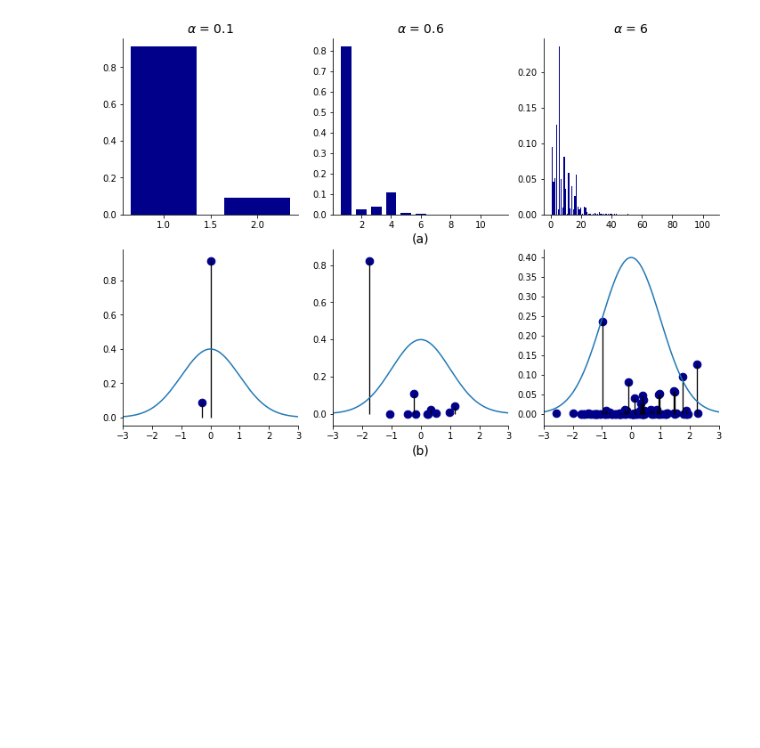
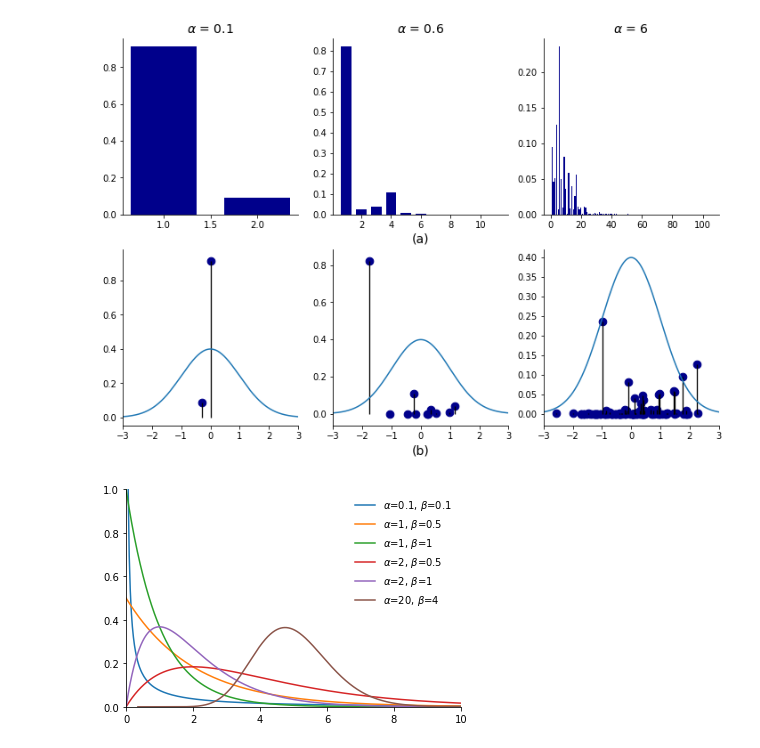
Before and after one commit to dgarridoa/tesis, a Jupyter notebook: src/dhdp/sampler.ipynb, the cells around one changed output. Cells and saved outputs as stored; diff of their text form; code cells hidden in the pictures; blank space fills up the shorter version.

Commit message:
Add gamma plot

```diff
--- a/src/dhdp/dp_sampler.ipynb
+++ b/src/dhdp/sampler.ipynb
@@ -149,3 +149,19 @@ fig = plot_dp(pi, phi, alpha)
 [figure]
 # %%
 fig.savefig('../../tesis/img/ch2/dp_samples.eps', format='eps')
+# %%
+parameters = [(0.1, 0.1), (1, 0.5), (1,1), (2, 0.5),  (2, 1), (20,4)]
+fig, ax = plt.subplots(1, 1)
+for (alpha, beta) in parameters:
+    x = np.linspace(gamma.ppf(0+1e-16, a=alpha, scale=1/beta),
+                    gamma.ppf(1-1e-16, a=alpha, scale=1/beta), 10000)
+
+    ax.plot(x, gamma.pdf(x, a=alpha, scale=1/beta), label=rf"$\alpha$={alpha}, $\beta$={beta}")
+    ax.legend(frameon=False)
+ax.spines['right'].set_visible(False)
+ax.spines['top'].set_visible(False)
+plt.xlim(0,10)
+plt.ylim(0,1)
+plt.show()
+# %% [output]
+[figure, added]
```
Also changed, not shown: parts of 2 cells of this notebook, 2 other files.
